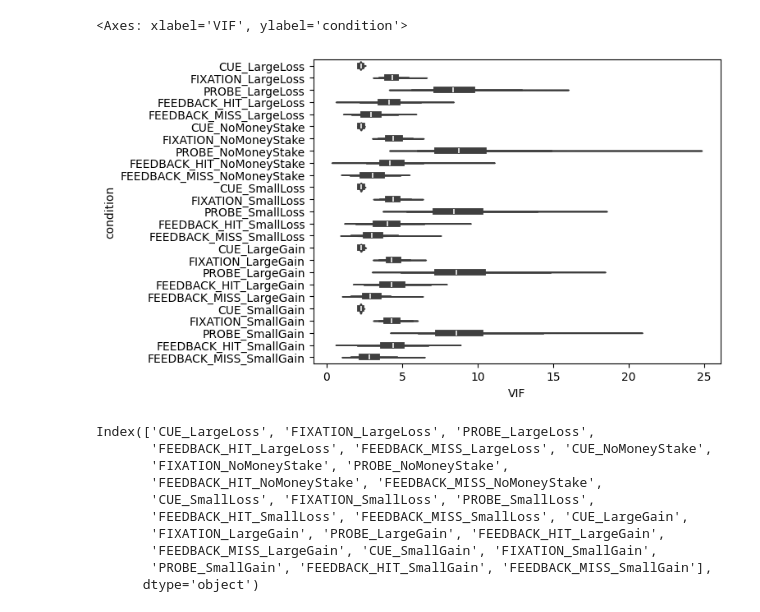
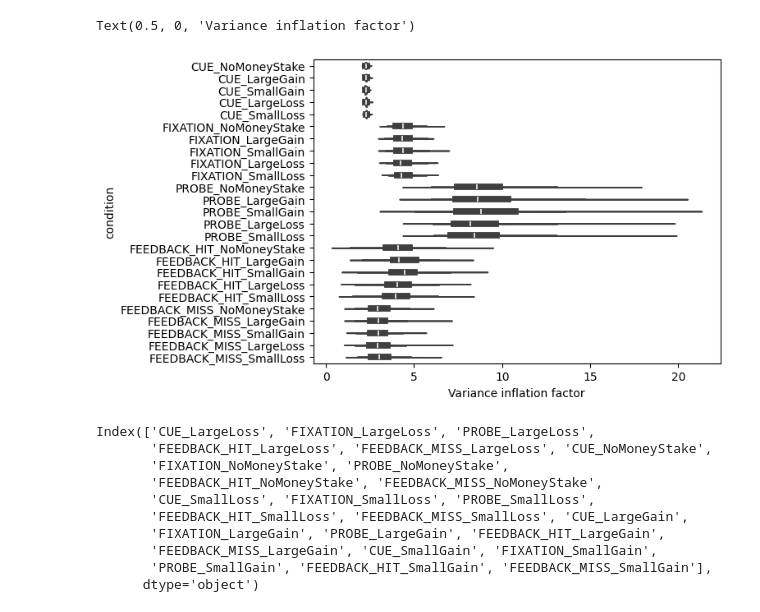
Before and after one commit to poldrack/MID_simulations, a Jupyter notebook: MID_vif.ipynb, the cells around one changed output. Cells and saved outputs as stored; diff of their text form; code cells hidden in the pictures.

Commit message:
reorder cols

```diff
--- a/MID_vif.ipynb
+++ b/MID_vif.ipynb
@@ -129,18 +129,29 @@ for sub in range(1, 109):
     vifs_orig.append([variance_inflation_factor(desmtx_conv.values, i) for i in range(desmtx_conv.shape[1])])
     vifs_jittered.append([variance_inflation_factor(desmtx_conv_jittered.values, i) for i in range(desmtx_conv_jittered.shape[1])])
 # %%
-vifs_orig_df = pd.DataFrame(vifs_orig, columns=desmtx_conv.columns)
+def reorder_cols(df):
+    conds = ['NoMoneyStake', 'LargeGain', 'SmallGain', 'LargeLoss', 'SmallLoss']
+    regs = ['CUE', 'FIXATION', 'PROBE', 'FEEDBACK_HIT', 'FEEDBACK_MISS']
+    newcols = []
+    for reg in regs:
+        for cond in conds:
+            newcols.append(f'{reg}_{cond}')
+    assert set(df.columns) == set(newcols), f'Columns do not match: {set(df.columns)} != {set(newcols)}'
+    return df[newcols]
+
+vifs_orig_df = reorder_cols(pd.DataFrame(vifs_orig, columns=desmtx_conv.columns))
 vifs_orig_df['subject'] = subnums
 vifs_orig_df = vifs_orig_df.melt(id_vars='subject', var_name='condition', value_name='VIF')
 
-vifs_jittered_df = pd.DataFrame(vifs_jittered, columns=desmtx_conv_jittered.columns)
+vifs_jittered_df = reorder_cols(pd.DataFrame(vifs_jittered, columns=desmtx_conv_jittered.columns))
 vifs_jittered_df['subject'] = subnums
 vifs_jittered_df = vifs_jittered_df.melt(id_vars='subject', var_name='condition', value_name='VIF')
 # %%
 sns.violinplot(data=vifs_orig_df, y='condition', x='VIF')
+plt.xlabel('Variance inflation factor')
 # %% [output]
-<Axes: xlabel='VIF', ylabel='condition'>
+Text(0.5, 0, 'Variance inflation factor')
-[figure, old version]
+[figure, new version]
 # %%
 desmtx_conv.columns
 # %% [output]
```
